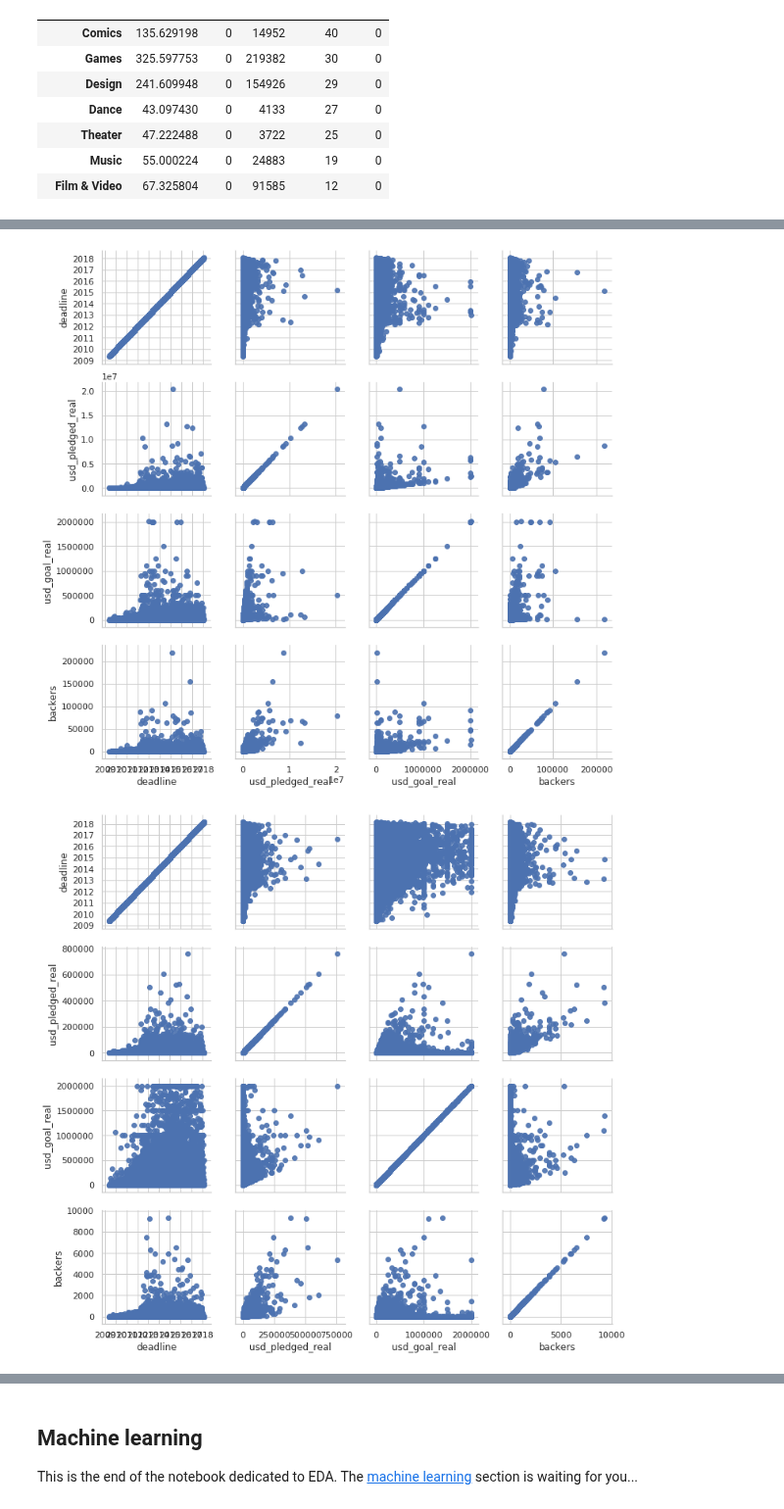
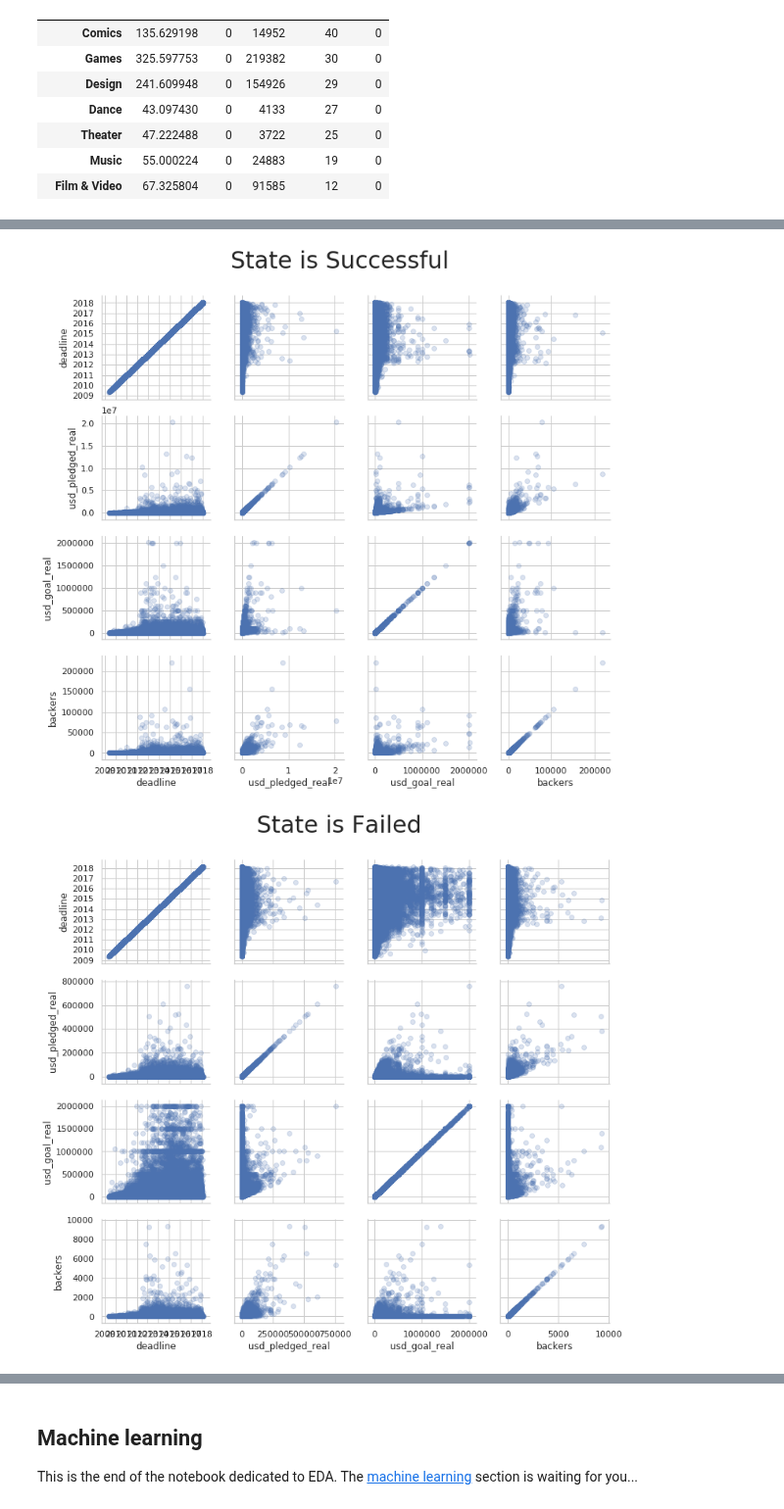
Before and after one commit to tbacha/DMML2019_Team_Apple, a Jupyter notebook: code/Kickstarter_notebook_Team_Apple_EDA.ipynb, the cells around one changed output, grey strips where cells are left out. Shown at 98% size. Cells and saved outputs as stored; diff of their text form; code cells hidden in the pictures.

```diff
--- a/code/Kickstarter_notebook_Team_Apple_EDA.ipynb
+++ b/code/Kickstarter_notebook_Team_Apple_EDA.ipynb
@@ -497,3 +490,4 @@ Without any suprise, the relation between the backers and the pledge is the clos
 # %%
-df[df['state']==1]['usd_goal_real'].max()
+limit = round((df[df['state']==1]['usd_goal_real'].max()),0)
+limit
 # %% [output]
@@ -501,15 +495,19 @@ df[df['state']==1]['usd_goal_real'].max()
 # %%
-g = sns.PairGrid(df[(df["usd_goal_real"]<2015609) & (df["state"]==1)], vars=['deadline', 'usd_pledged_real', 'usd_goal_real', 'backers'],
-                  palette='RdBu_r')
-g.map(plt.scatter, alpha=0.9)
+g = sns.PairGrid(df[(df["usd_goal_real"]<limit) & (df["state"]==1)], vars=['deadline', 'usd_pledged_real', 'usd_goal_real', 'backers'],
+                  palette='BrBG')
+g.map(plt.scatter, alpha=0.2)
+plt.subplots_adjust(top=0.9)
+g.fig.suptitle('State is Successful', size=30)
 g.add_legend();
 # %% [output]
-[figure, old version]
+[figure, new version]
 # %%
-g = sns.PairGrid(df[(df["usd_goal_real"]<2015609) & (df["state"]==0)], vars=['deadline', 'usd_pledged_real', 'usd_goal_real', 'backers'],
-                 palette='RdBu_r')
-g.map(plt.scatter, alpha=0.9)
+g = sns.PairGrid(df[(df["usd_goal_real"]<limit) & (df["state"]==0)], vars=['deadline', 'usd_pledged_real', 'usd_goal_real', 'backers'],
+                 palette='pale red')
+g.map(plt.scatter, alpha=0.2)
+plt.subplots_adjust(top=0.9)
+g.fig.suptitle('State is Failed', size=30)
 g.add_legend();
 # %% [output]
-[figure, old version]
+[figure, new version]
 # %% [markdown]
```
Also changed, not shown: parts of 15 cells of this notebook.
